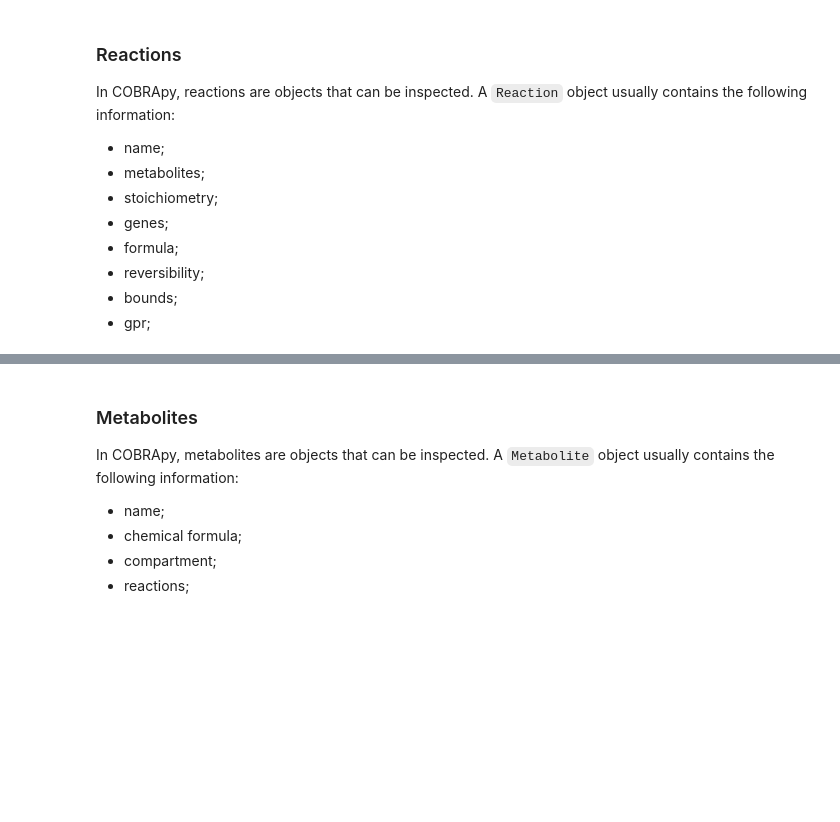
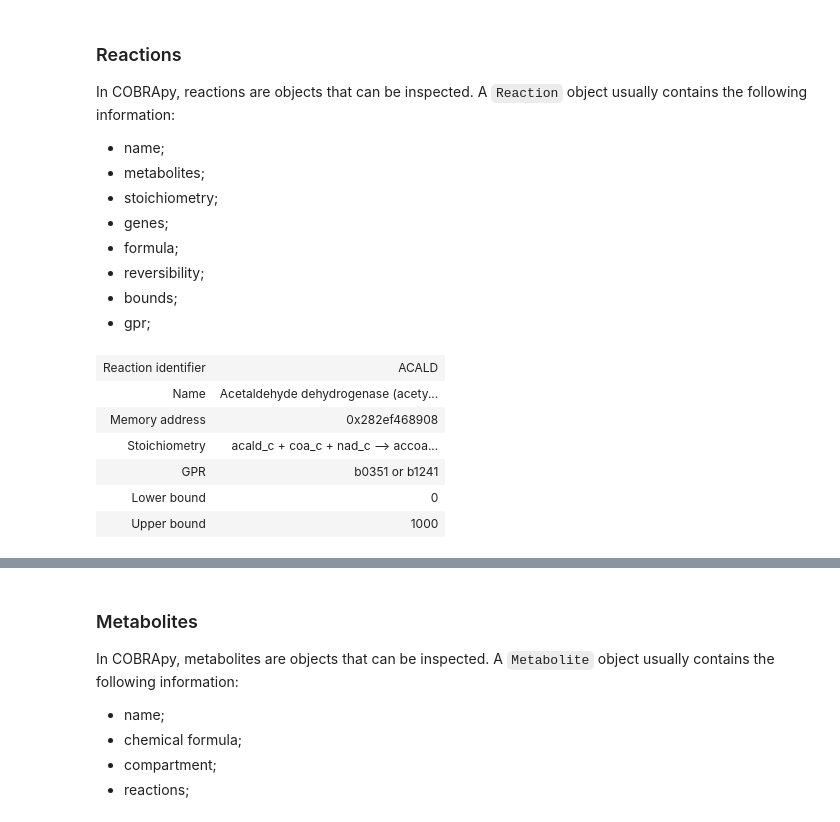
Before and after one commit to BioSystemsUM/s2m2, a Jupyter notebook: phenotype_prediction/s2m2 - hands-on cobra - exercise 1.ipynb, the cells around one changed output, grey strips where cells are left out. Cells and saved outputs as stored; diff of their text form; code cells hidden in the pictures; blank space fills up the shorter version.

```diff
--- a/phenotype_prediction/s2m2 - hands-on cobra - exercise 1.ipynb
+++ b/phenotype_prediction/s2m2 - hands-on cobra - exercise 1.ipynb
@@ -104,4 +194,16 @@ In COBRApy, reactions are objects that can be inspected. A `Reaction` object usu
 - reversibility;
 - bounds;
 - gpr;
+# %%
+#inspecting the reaction name, formula, metabolites, and stoichiometry.
+reaction = model.reactions.get_by_id('ACALD')
+reaction
+# %% [output]
+| Reaction identifier | ACALD |
+| Name | Acetaldehyde dehydrogenase (acety... |
+| Memory address | 0x282ef468908 |
+| Stoichiometry | acald_c + coa_c + nad_c --> accoa... |
+| GPR | b0351 or b1241 |
+| Lower bound | 0 |
+| Upper bound | 1000 |
 # %%
```
Also changed, not shown: parts of 21 cells of this notebook, 3 other files.
